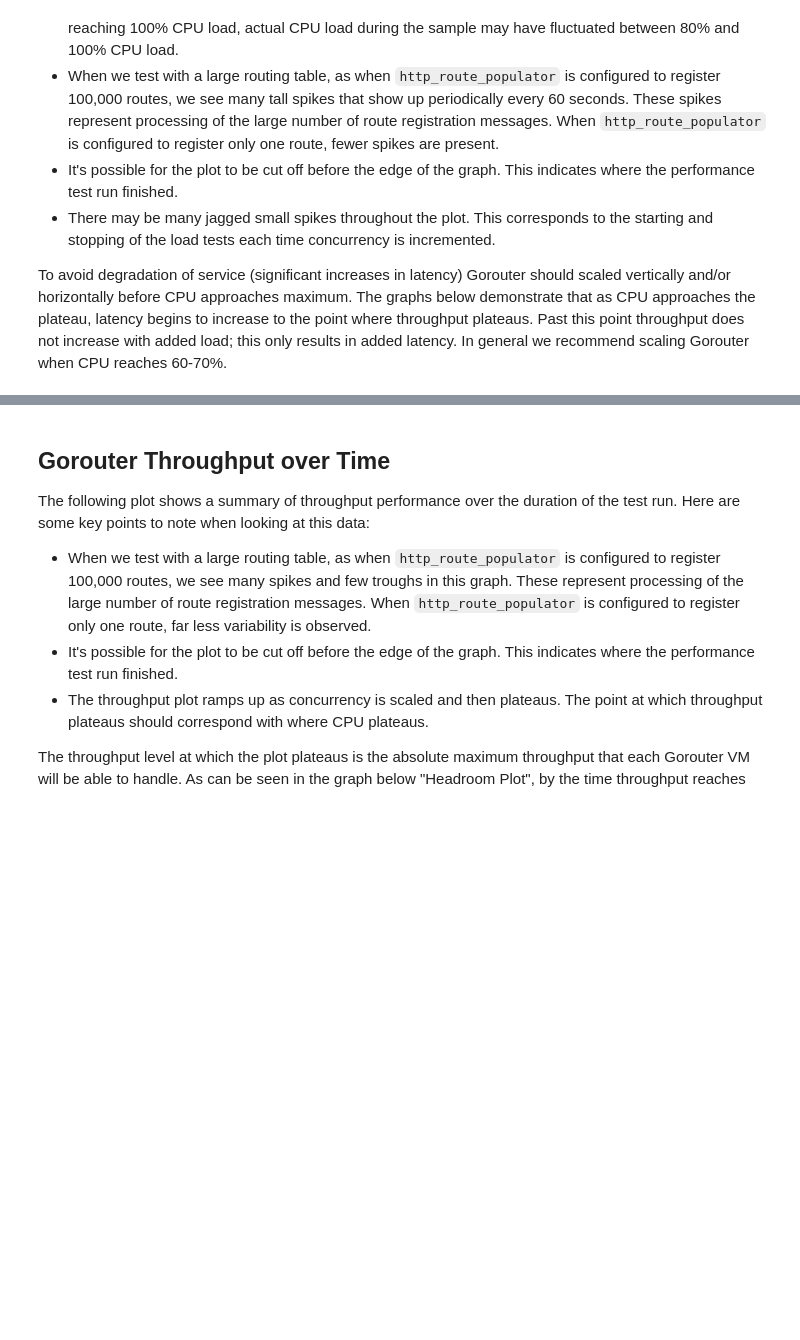
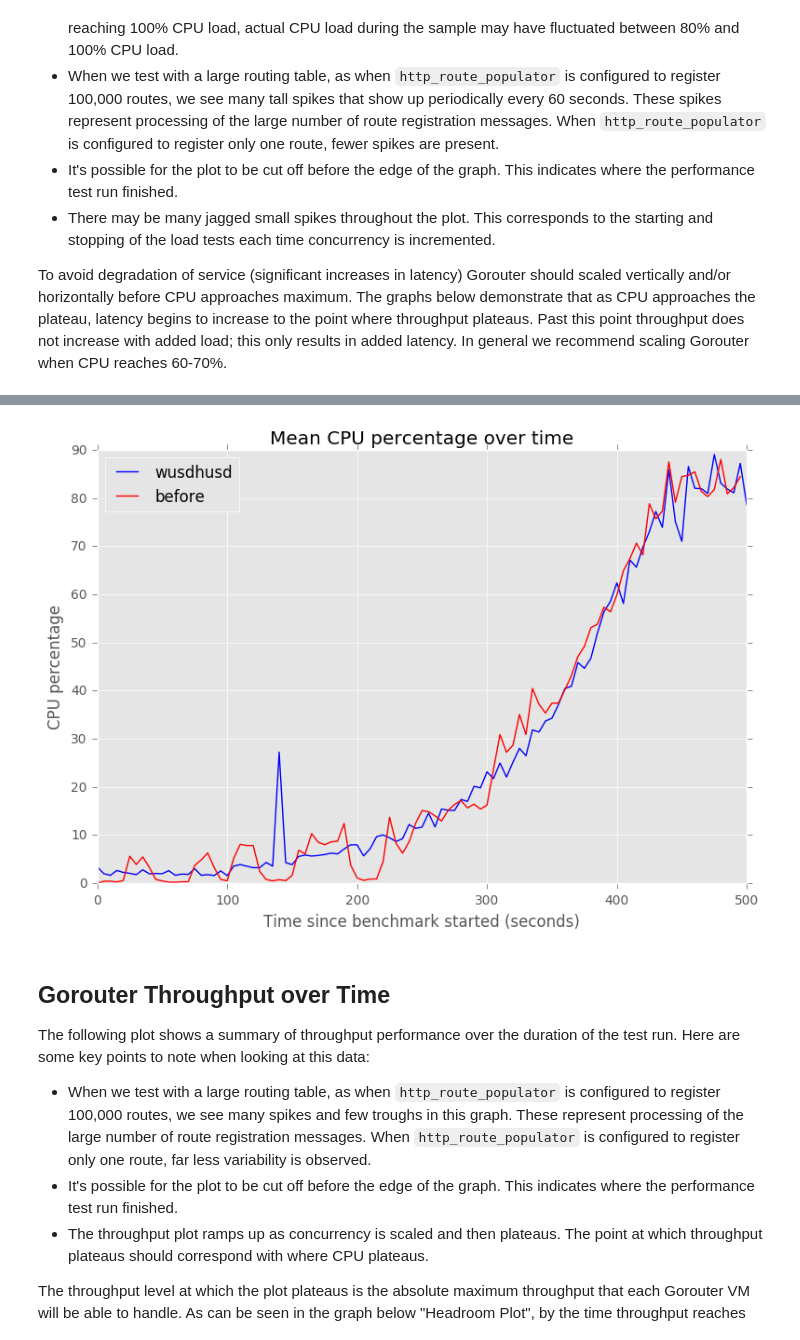
Before and after one commit to cloudfoundry/routing-perf-release, a Jupyter notebook: src/jupyter_notebook/Performance_Data.ipynb, the cells around one changed output, grey strips where cells are left out. Cells and saved outputs as stored; diff of their text form; code cells hidden in the pictures; blank space fills up the shorter version.

Commit message:
update notebook to read metadata
[#140589315]

```diff
--- a/src/jupyter_notebook/Performance_Data.ipynb
+++ b/src/jupyter_notebook/Performance_Data.ipynb
@@ -35,6 +37,7 @@ compareDatasets = True
 import warnings
 warnings.filterwarnings('ignore')
 
+import yaml
 import numpy as np
 import pandas as pd
 import matplotlib
@@ -58,12 +61,28 @@ import os.path
 assert os.path.isfile('cpuStats.csv'), 'Missing CPU stats file "cpuStats.csv"'
 assert os.path.isfile('perfResults.csv'), 'Missing performance results file "perfResults.csv"'
 
+def processMetadata(data, defaultValue='default'):
+    label=defaultValue
+    for info in data:
+        for k,v in info.items():
+            if k == 'sha':
+                label=v
+
+    return label
+
+if os.path.isfile('metadata.yml'):
+    stream = open("metadata.yml", "r")
+    metadata = yaml.load_all(stream)
+    newDataLabel = processMetadata(metadata, ' ')
 
 if compareDatasets:
     assert os.path.isfile('old_cpuStats.csv'), 'Missing old CPU stats file "old_cpuStats.csv"'
     assert os.path.isfile('old_perfResults.csv'), 'Missing old performance results file "old_perfResults.csv"'
-    newDataLabel = 'after'
     oldDataLabel = 'before'
+    if os.path.isfile('old_metadata.yml'):
+        stream = open("old_metadata.yml", "r")
+        metadata = yaml.load_all(stream)
+        oldDataLabel = processMetadata(metadata, 'before')
 # %% [markdown]
 ## Test Description
 This report provides results of a long-running "ramp up" load test in which a fixed number of requests is sent to a static app through Gorouter from one client thread. The number of concurrent threads are then incrementally scaled and at each step the same number of requests are sent across all concurrent threads. As concurrency increases, the time required to send the same number of requests is reduced.
@@ -103,15 +124,17 @@ Markdown("The following CPU data is sampled over {0} second windows.".format(res
 # %%
 fig, ax = plt.subplots()
 ax = cpuMeanData.plot(ax=ax, y='percentage', c='b')
 if compareDatasets:
     ax = oldCpuMeanData.plot(ax=ax, y='percentage', c='r')
     ax.legend([newDataLabel, oldDataLabel])
 else:
-    ax.legend(['mean'])
+    ax.legend([newDataLabel])
 ax.set_ylabel('CPU percentage')
 ax.set_xlabel('Time since benchmark started (seconds)')
 ax.set_title('Mean CPU percentage over time')
 plt.show()
+# %% [output]
+[figure, added]
 # %% [markdown]
 ## Gorouter Throughput over Time
 
```
Also changed, not shown: parts of 4 cells of this notebook.
